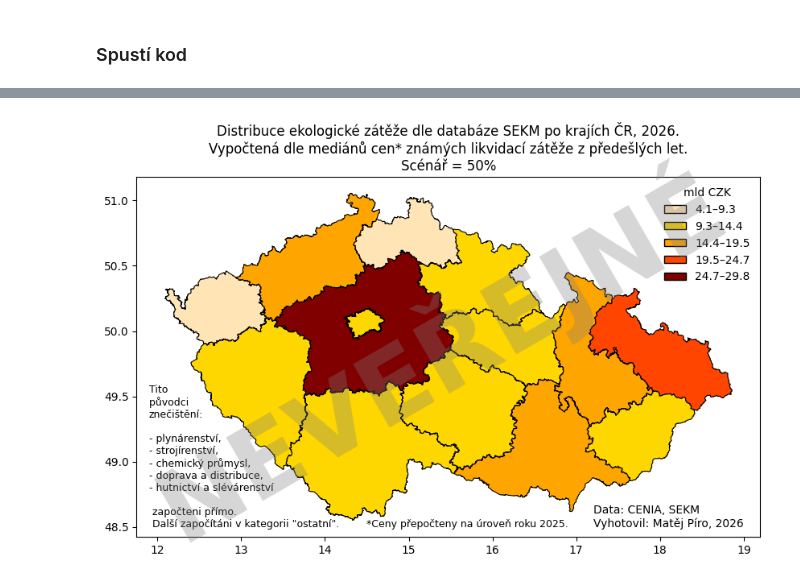
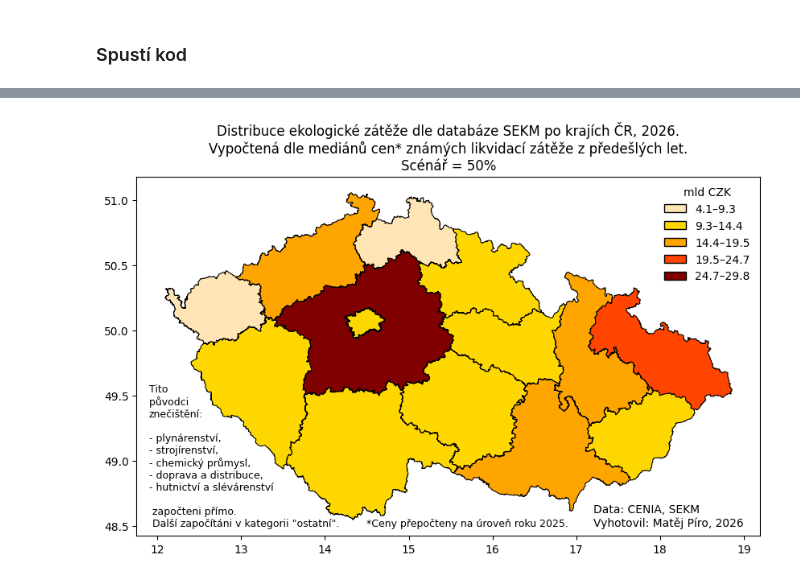
Before and after one commit to matejpiro/CENIA_suchanek_kontaminovana_mista_na_Google_colab, a Jupyter notebook: SPUSTIT.ipynb, the cells around one changed output, grey strips where cells are left out. Saved outputs shown, nothing was run; the diff lists cells and outputs as text; code cells hidden in the pictures.

```diff
--- a/SPUSTIT.ipynb
+++ b/SPUSTIT.ipynb
@@ -100,14 +106,14 @@ Number of rows: 14
 # %%
 create_kraje_cartogram(
     my_geo_kraje_df,
     my_colors_list,
     SELECTED_STAT_METHOD,
     text_1_dict,
     text_2_dict,
     text_3_dict,
     MY_PERCENTAGE_SCENARIO,
-    watermark=True, watermark_text="NEVEŘEJNÉ",
+    watermark=False, watermark_text="NEVEŘEJNÉ",
     save=SAVE_CARTOGRAMS
 )
 # %% [output]
-[figure, old version]
+[figure, new version]
```
Also changed, not shown: parts of 2 cells of this notebook.
